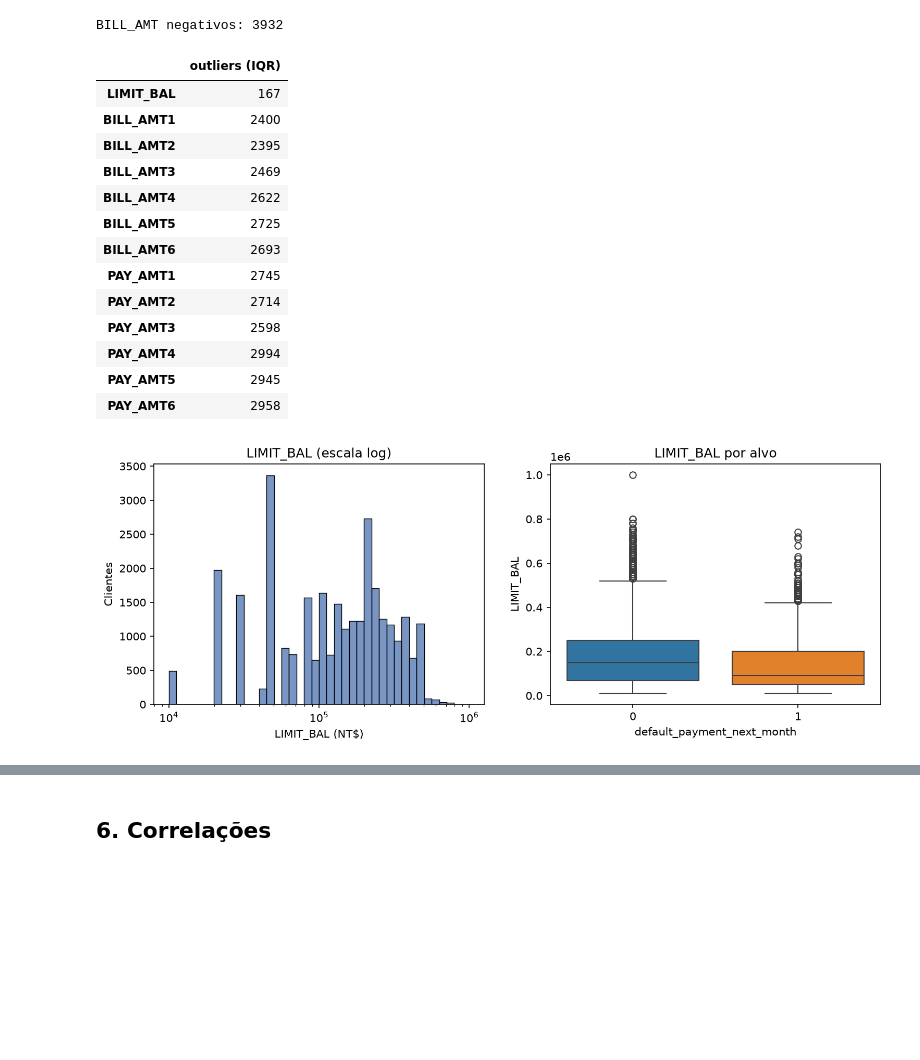
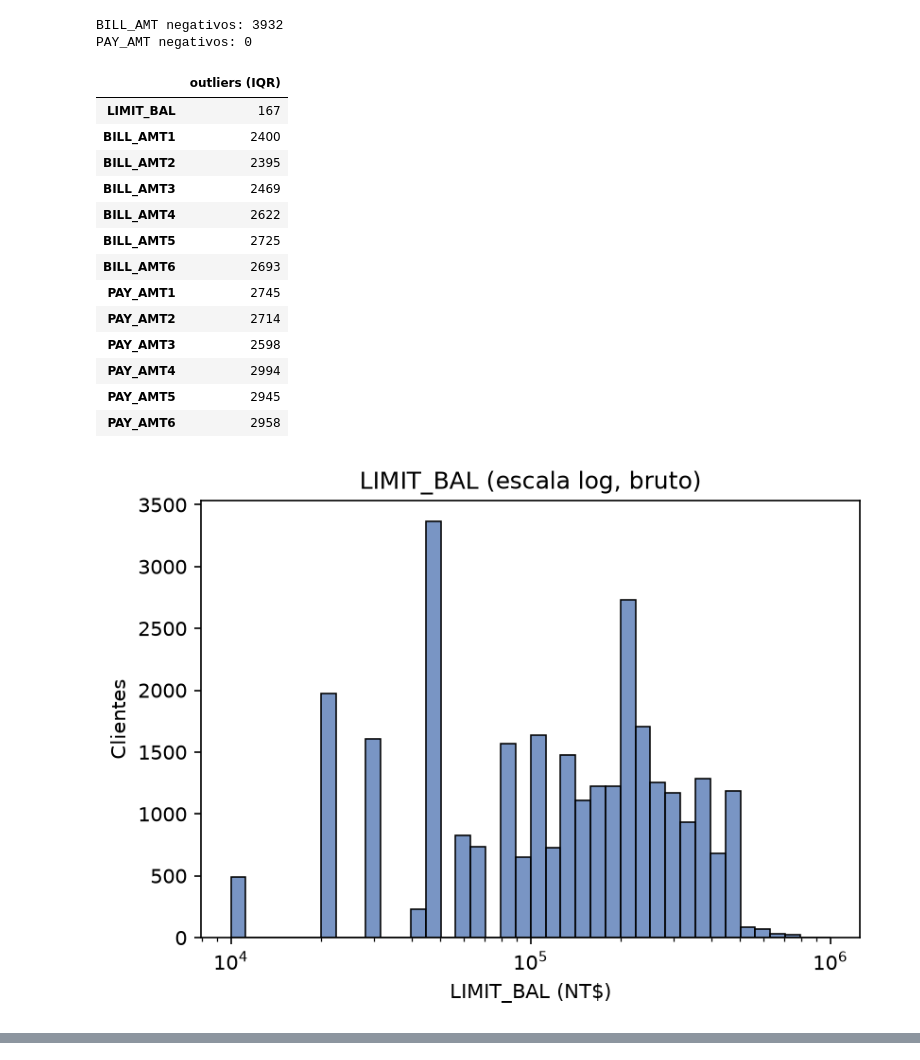
Before and after one commit to fabiopolli/pos-ml-eng-tech-challenge-fase-04, a Jupyter notebook: notebooks/01_eda.ipynb, the cells around one changed output, grey strips where cells are left out. Drawn from its saved outputs; the diff is of its cells as text; code cells hidden in the pictures; blank space fills up the shorter version.

```diff
--- a/notebooks/01_eda.ipynb
+++ b/notebooks/01_eda.ipynb
@@ -145,27 +170,27 @@ show("04_pay_status.png")
 # %%
 print("BILL_AMT negativos:", summary["negative_bill_amt_values"])
+print("PAY_AMT negativos:", summary["negative_pay_amt_values"])
 display(pd.Series(summary["iqr_outliers"], name="outliers (IQR)").to_frame())
-show("05_limit_bal.png")
-show("06_bill_amt.png")
-show("07_pay_amt.png")
+show("03_limit_bal_distribution.png")
+show("04_bill_amt_distribution.png")
+show("05_pay_amt_distribution.png")
 # %% [output]
 BILL_AMT negativos: 3932
+PAY_AMT negativos: 0
 |  | outliers (IQR) |
 | LIMIT_BAL | 167 |
 | BILL_AMT1 | 2400 |
 | BILL_AMT2 | 2395 |
 | BILL_AMT3 | 2469 |
 | BILL_AMT4 | 2622 |
 | BILL_AMT5 | 2725 |
 | BILL_AMT6 | 2693 |
 | PAY_AMT1 | 2745 |
 | PAY_AMT2 | 2714 |
 | PAY_AMT3 | 2598 |
 | PAY_AMT4 | 2994 |
 | PAY_AMT5 | 2945 |
 | PAY_AMT6 | 2958 |
-[figure, old version]
+[figure, new version]
 [figure]
 [figure]
-# %% [markdown]
-## 6. Correlações
```
Also changed, not shown: parts of 14 cells of this notebook, 17 other files.
